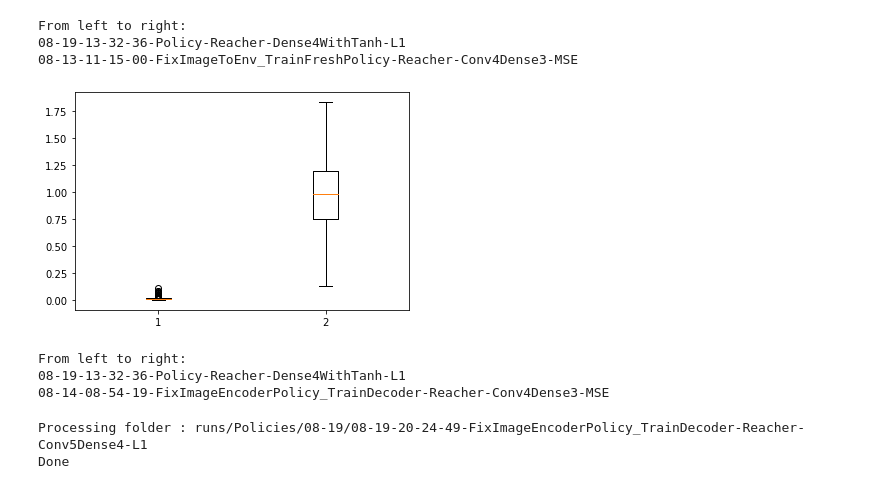
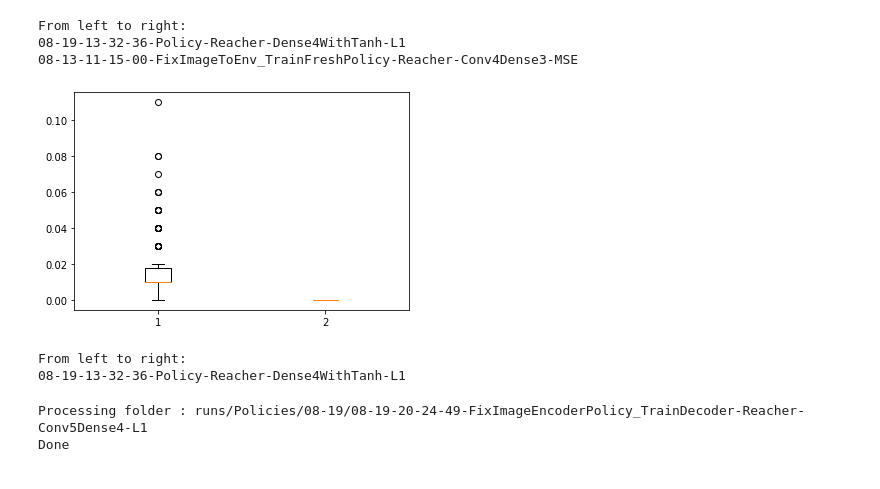
Before and after one commit to PradeepKadubandi/DemoPlanner, a Jupyter notebook: SimpleReacherExperiments.ipynb, the cells around one changed output. Saved outputs shown, nothing was run; the diff lists cells and outputs as text; code cells hidden in the pictures.

```diff
--- a/SimpleReacherExperiments.ipynb
+++ b/SimpleReacherExperiments.ipynb
@@ -631,12 +568,18 @@ From left to right:
 08-19-13-32-36-Policy-Reacher-Dense4WithTanh-L1
 08-13-11-15-00-FixImageToEnv_TrainFreshPolicy-Reacher-Conv4Dense3-MSE
 # %%
-box_plot_across_runs(include=['08-19-13-32-36-Policy-Reacher-Dense4WithTanh-L1',
-                              '08-14-08-54-19-FixImageEncoderPolicy_TrainDecoder-Reacher-Conv4Dense3-MSE',
-                             ])
+plottinghelpers.box_plot_across_runs(
+    rootdir='runs/Policies',
+    eval_folder_name='TestSet_Evaluations',
+    error_index=4,
+    metric_name='Goal Deviation',
+    include=[
+    '08-19-13-32-36-Policy-Reacher-Dense4WithTanh-L1',
+    '08-14-08-54-19-FixImageEncoderPolicy_TrainDecoder-Reacher-Conv4Dense3-MSE',
+    ]
+)
 # %% [output]
-[figure, old version]
+[figure, new version]
 From left to right:
 08-19-13-32-36-Policy-Reacher-Dense4WithTanh-L1
-08-14-08-54-19-FixImageEncoderPolicy_TrainDecoder-Reacher-Conv4Dense3-MSE
 # %%
```
Also changed, not shown: parts of 15 cells of this notebook.
